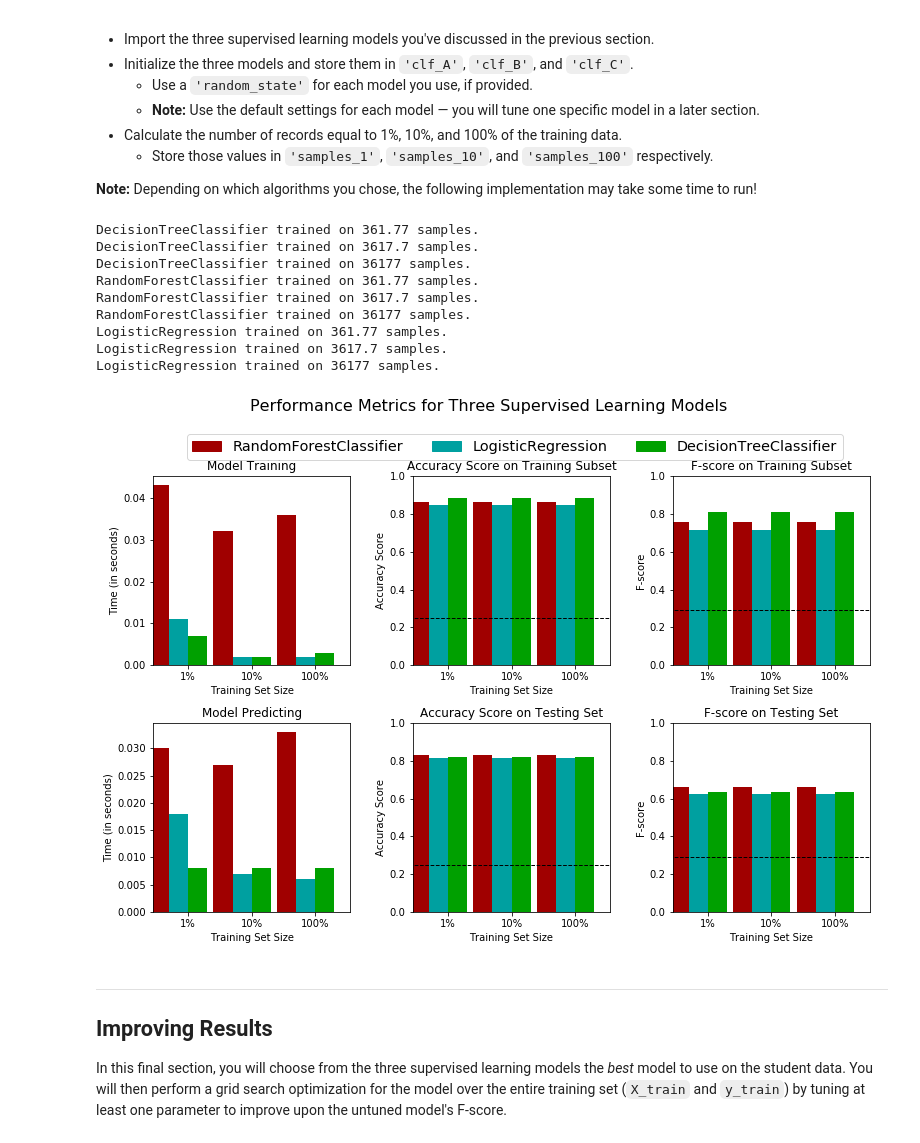
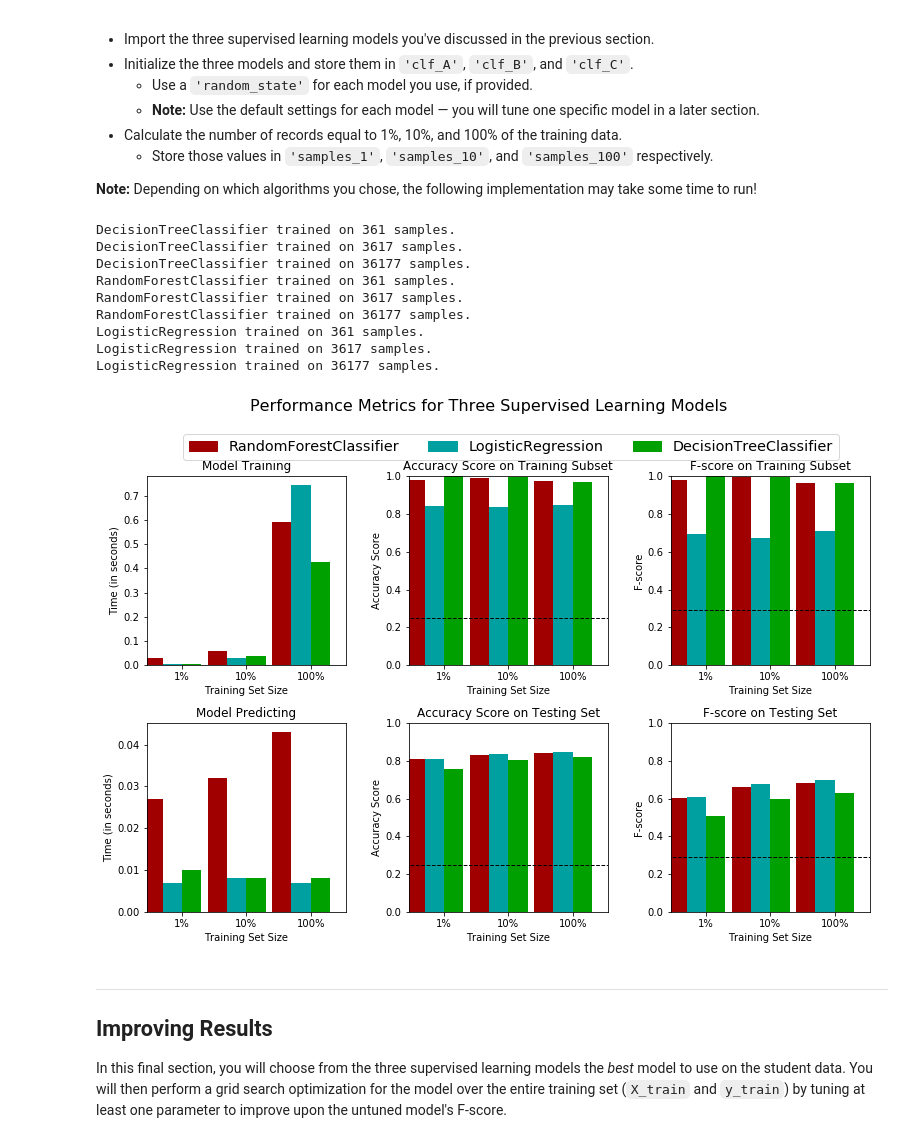
Before and after one commit to simonbrownge/finding_donors, a Jupyter notebook: finding_donors.ipynb, the cells around one changed output. Drawn from its saved outputs; the diff is of its cells as text; code cells hidden in the pictures.

```diff
--- a/finding_donors.ipynb
+++ b/finding_donors.ipynb
@@ -265,7 +265,7 @@ def train_predict(learner, sample_size, X_train, y_train, X_test, y_test):
 
     # TODO: Fit the learner to the training data using slicing with 'sample_size'
     start = time() # Get start time
-    learner = learner.fit(X_train[:300], y_train[:300])
+    learner = learner.fit(X_train[:sample_size], y_train[:sample_size])
     end = time() # Get end time
 
     # TODO: Calculate the training time
@@ -312,42 +312,42 @@ In the code cell, you will need to implement the following:
 # %%
 # TODO: Import the three supervised learning models from sklearn
 
 from sklearn.tree import DecisionTreeClassifier
 from sklearn.ensemble import RandomForestClassifier
 from sklearn.linear_model import LogisticRegression
 
 # TODO: Initialize the three models
-clf_A = DecisionTreeClassifier(random_state=1, max_depth=5)
-clf_B = RandomForestClassifier(random_state=1, max_depth=5)
-clf_C = LogisticRegression(random_state=1)
+clf_A = DecisionTreeClassifier(random_state=42)
+clf_B = RandomForestClassifier(random_state=42)
+clf_C = LogisticRegression(random_state=42)
 
 # TODO: Calculate the number of samples for 1%, 10%, and 100% of the training data
-samples_1 = len(X_train) * 0.01
-samples_10 = len(X_train) * 0.1
+samples_1 = len(X_train)/100
+samples_10 = len(X_train)/10
 samples_100 = len(X_train)
 
 # Collect results on the learners
 results = {}
 for clf in [clf_A, clf_B, clf_C]:
     clf_name = clf.__class__.__name__
     results[clf_name] = {}
     for i, samples in enumerate([samples_1, samples_10, samples_100]):
         results[clf_name][i] = \
         train_predict(clf, samples, X_train, y_train, X_test, y_test)
 
 # Run metrics visualization for the three supervised learning models chosen
 vs.evaluate(results, accuracy, fscore)
 # %% [output]
-DecisionTreeClassifier trained on 361.77 samples.
-DecisionTreeClassifier trained on 3617.7 samples.
+DecisionTreeClassifier trained on 361 samples.
+DecisionTreeClassifier trained on 3617 samples.
 DecisionTreeClassifier trained on 36177 samples.
-RandomForestClassifier trained on 361.77 samples.
-RandomForestClassifier trained on 3617.7 samples.
+RandomForestClassifier trained on 361 samples.
+RandomForestClassifier trained on 3617 samples.
 RandomForestClassifier trained on 36177 samples.
-LogisticRegression trained on 361.77 samples.
-LogisticRegression trained on 3617.7 samples.
+LogisticRegression trained on 361 samples.
+LogisticRegression trained on 3617 samples.
 LogisticRegression trained on 36177 samples.
-[figure, old version]
+[figure, new version]
 # %% [markdown]
 ----
 ## Improving Results
```
Also changed, not shown: parts of 3 cells of this notebook, 1 other file.
